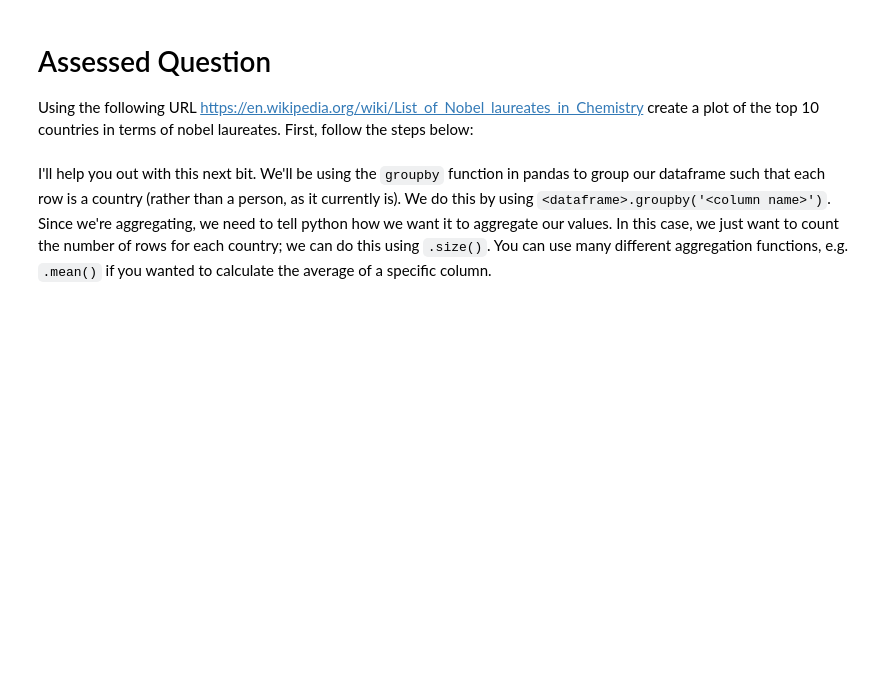
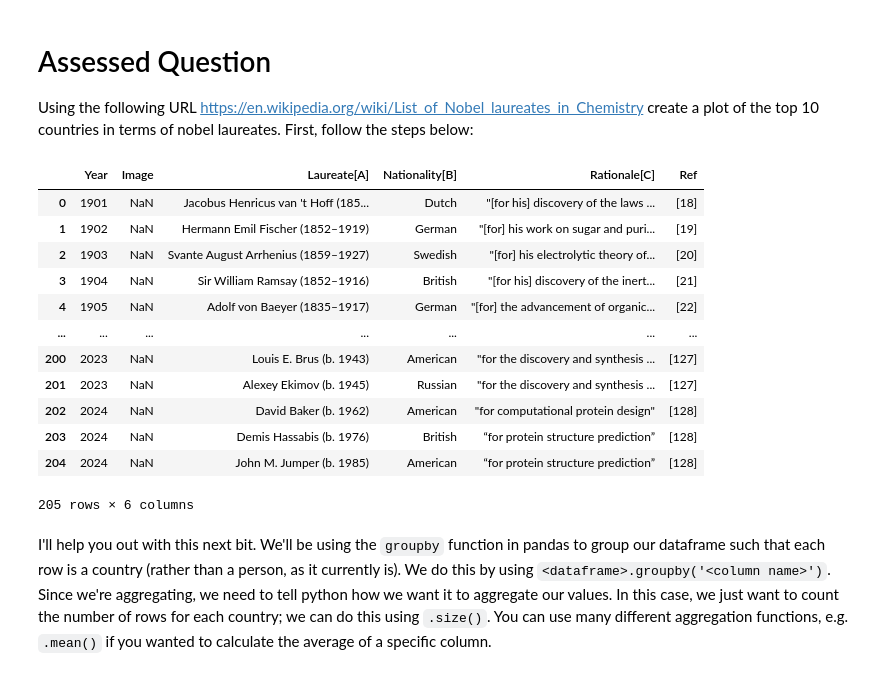
Before and after one commit to Bol-C14/QM2, a Jupyter notebook: notebooks/W02. Pandas.ipynb, the cells around one changed output. Saved outputs shown, nothing was run; the diff lists cells and outputs as text; code cells hidden in the pictures; blank space fills up the shorter version.

```diff
--- a/notebooks/W02. Pandas.ipynb
+++ b/notebooks/W02. Pandas.ipynb
@@ -396,8 +497,27 @@ And there we have it; a nicely formatted dataframe ready for analysis, straight
 Using the following URL https://en.wikipedia.org/wiki/List_of_Nobel_laureates_in_Chemistry create a plot of the top 10 countries in terms of nobel laureates. First, follow the steps below:
 # %%
 # scrape the table of Nobel Laureates in Chemistry using read_html. remember, this gives us a LIST of dataframes! lets call this list chem_tables
+url='https://en.wikipedia.org/wiki/List_of_Nobel_laureates_in_Chemistry'
+
+tables=pandas.read_html(url)
 
 # select the first dataframe from this list and call it chem
+chem = tables[0]
+chem
+# %% [output]
+|  | Year | Image | Laureate[A] | Nationality[B] | Rationale[C] | Ref |
+| 0 | 1901 | NaN | Jacobus Henricus van 't Hoff (185... | Dutch | "[for his] discovery of the laws ... | [18] |
+| 1 | 1902 | NaN | Hermann Emil Fischer (1852–1919) | German | "[for] his work on sugar and puri... | [19] |
+| 2 | 1903 | NaN | Svante August Arrhenius (1859–1927) | Swedish | "[for] his electrolytic theory of... | [20] |
+| 3 | 1904 | NaN | Sir William Ramsay (1852–1916) | British | "[for his] discovery of the inert... | [21] |
+| 4 | 1905 | NaN | Adolf von Baeyer (1835–1917) | German | "[for] the advancement of organic... | [22] |
+| ... | ... | ... | ... | ... | ... | ... |
+| 200 | 2023 | NaN | Louis E. Brus (b. 1943) | American | "for the discovery and synthesis ... | [127] |
+| 201 | 2023 | NaN | Alexey Ekimov (b. 1945) | Russian | "for the discovery and synthesis ... | [127] |
+| 202 | 2024 | NaN | David Baker (b. 1962) | American | "for computational protein design" | [128] |
+| 203 | 2024 | NaN | Demis Hassabis (b. 1976) | British | “for protein structure prediction” | [128] |
+| 204 | 2024 | NaN | John M. Jumper (b. 1985) | American | “for protein structure prediction” | [128] |
+205 rows × 6 columns
 # %% [markdown]
 I'll help you out with this next bit. We'll be using the `groupby` function in pandas to group our dataframe such that each row is a country (rather than a person, as it currently is). We do this by using `<dataframe>.groupby('<column name>')`. Since we're aggregating, we need to tell python how we want it to aggregate our values. In this case, we just want to count the number of rows for each country; we can do this using `.size()`. You can use many different aggregation functions, e.g. `.mean()` if you wanted to calculate the average of a specific column.
 # %%
```
Also changed, not shown: parts of 19 cells of this notebook.
